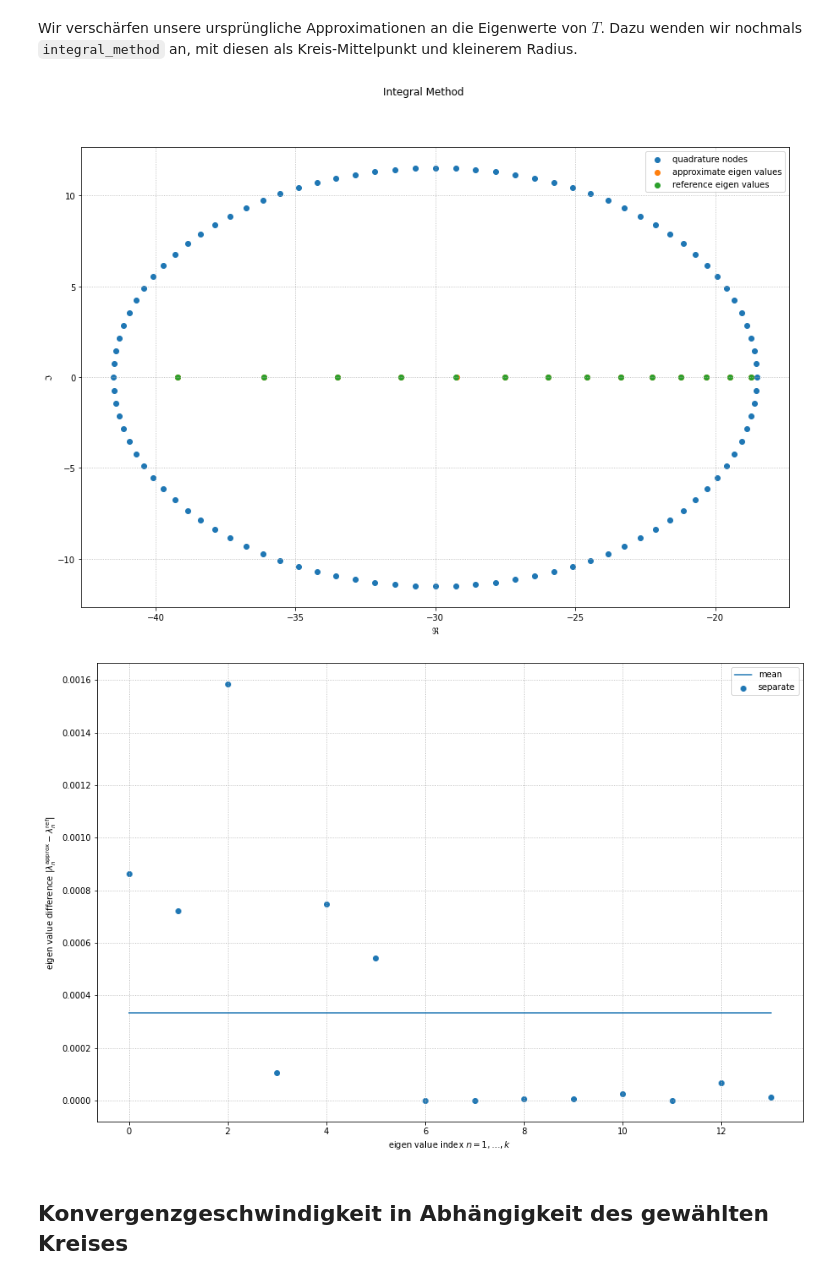
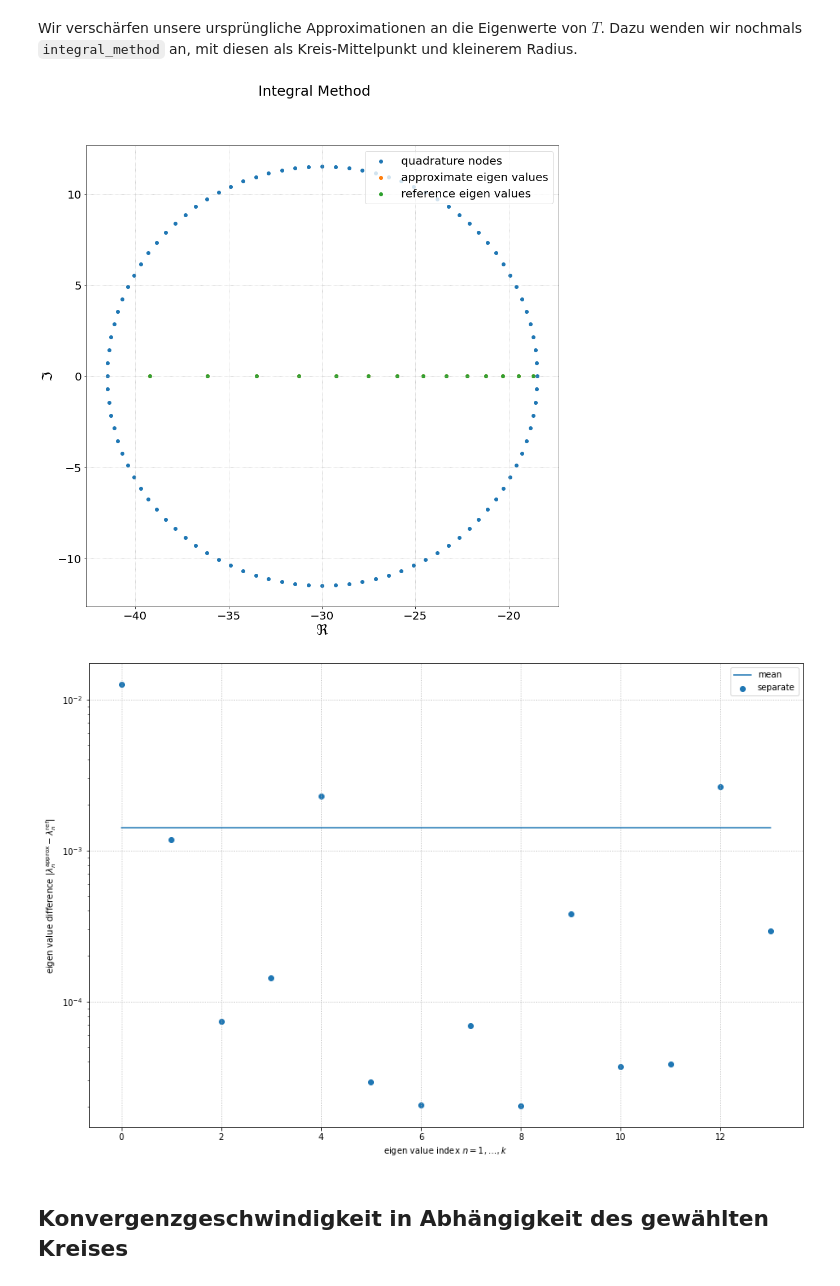
Before and after one commit to MrWhiteRichard/Fundament-Mathematik, a Jupyter notebook: WS_2020-21/SemNumLinAlg/Nichtlineare Eigenwertprobleme/Code/hadeler_problem.ipynb, the cells around one changed output. Drawn from its saved outputs; the diff is of its cells as text; code cells hidden in the pictures.

```diff
--- a/WS_2020-21/SemNumLinAlg/Nichtlineare Eigenwertprobleme/Code/hadeler_problem.ipynb
+++ b/WS_2020-21/SemNumLinAlg/Nichtlineare Eigenwertprobleme/Code/hadeler_problem.ipynb
@@ -151,14 +179,7 @@ j = 2
 m = 200
 
 # choose smaller radius to isolate eigen-values
-R = min([
-    min([
-        abs(eigen_values_approx[n_1] - eigen_values_approx[n_2])
-        for n_2 in range(len(eigen_values_approx)) if n_2 != n_1
-    ])
-    for n_1 in range(len(eigen_values_approx))
-]) / 2
-
+R = 0.5
 # the center point will be each eigen value
 
 # choose same tolerance as before
@@ -182,33 +203,34 @@ plot_complex(
     legend
 )
 # %% [output]
-[figure, old version]
+[figure, new version]
 # %%
 ax = plt.figure(figsize = (15, 10)).gca()
 
 eigen_value_differences = abs(eigen_values_approx - eigen_values_ref)
 eigen_value_indices = range(len(eigen_value_differences))
 
 ax.scatter(
     eigen_value_indices,
     eigen_value_differences,
     label = 'separate'
 )
 
 ax.plot(
     eigen_value_indices,
     [sum(eigen_value_differences) / len(eigen_value_differences)] * len(eigen_value_indices),
     label = 'mean'
 )
 
+ax.set_yscale("log")
 ax.set_xlabel('eigen value index $n = 1, \dots, k$')
 ax.set_ylabel('eigen value difference $|\lambda_n^{\mathrm{approx}} - \lambda_n^{\mathrm{ref}}|$')
 ax.legend()
 ax.grid(linestyle = ':')
 
 plt.show()
 # %% [output]
-[figure, old version]
+[figure, new version]
 # %% [markdown]
 ## Konvergenzgeschwindigkeit in Abhängigkeit des gewählten Kreises
 # %% [markdown]
```
Also changed, not shown: parts of 5 cells of this notebook, 21 other files.
